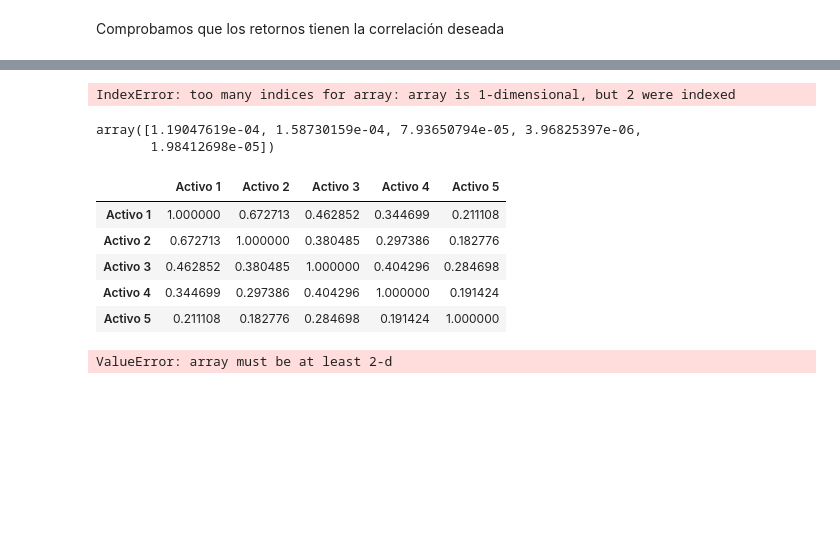
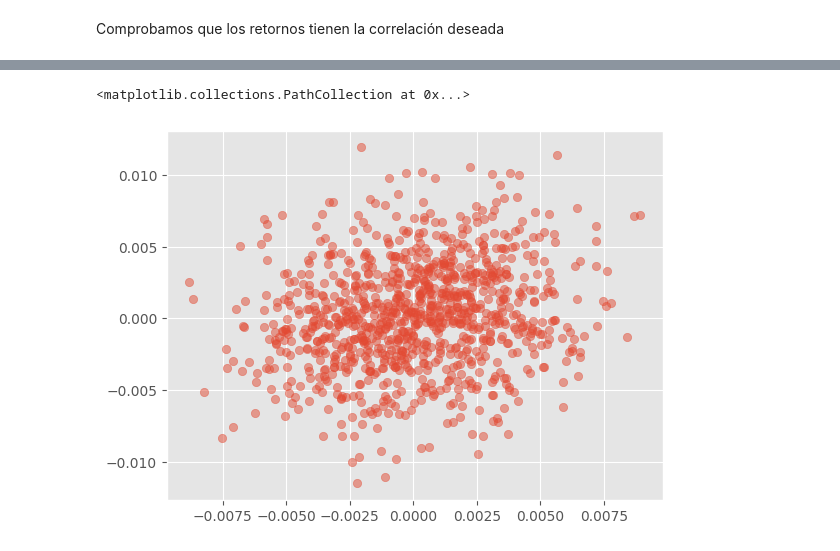
Before and after one commit to alfonso-santos/Python-aplicado-gestion-carteras, a Jupyter notebook: source/generacion-precios.ipynb, the cells around one changed output, grey strips where cells are left out. Drawn from its saved outputs; the diff is of its cells as text; code cells hidden in the pictures; blank space fills up the shorter version.

```diff
--- a/source/generacion-precios.ipynb
+++ b/source/generacion-precios.ipynb
@@ -111 +111,6 @@ plt.show()
+# %%
+plt.scatter(returns_df['Activo 1'], returns_df['Activo 2'], alpha=0.5)
+# %% [output]
+<matplotlib.collections.PathCollection at 0x...>
+[figure, added]
 # %%
@@ -138,14 +150,13 @@ def genera_retornos(medias, desviaciones, correlaciones, num_dias):
 
     return returns
 # %%
-medias = np.array([0.03, 0.04, 0.02, 0.001, 0.005]) / 252
+# Número de días
+num_dias = 1000
+
+medias = np.array([0.10, -0.12, -0.05, -0.001, 0.006, 0, 0.15])
 
 # Desviaciones estándar de cada activo (reemplaza con tus valores)
-desviaciones = np.array([0.05, 0.06, 0.04, 0.07, 0.03]) / np.sqrt(252)
+desviaciones = np.array([0.20, 0.23, 0.07, 0.1, 0.003, 0.07, 0.03])
 
 # Valores de correlación del primer activo con los demás activos (reemplaza con tus valores)
-correlaciones = np.array([1.0, 0.7, 0.5, 0.3, 0.2])
-
-kk = genera_retornos(medias, desviaciones, correlaciones, 5000)
+correlaciones = np.array([1.0, -1, -0.8, -0.2, 0, 0.5, 1])
-# %% [output]
-IndexError: too many indices for array: array is 1-dimensional, but 2 were indexed
@@ -170,5 +162,0 @@ np.fill_diagonal(matriz_correlaciones, 1.0)
-# %%
-np.array([0.03, 0.04, 0.02, 0.001, 0.005]) / 252
-# %% [output]
-array([1.19047619e-04, 1.58730159e-04, 7.93650794e-05, 3.96825397e-06,
-       1.98412698e-05])
@@ -205,32 +162,0 @@ returns_df = pd.DataFrame(returns, columns=['Activo 1', 'Activo 2', 'Activo 3',
-# %%
-returns_df.corr()
-# %% [output]
-|  | Activo 1 | Activo 2 | Activo 3 | Activo 4 | Activo 5 |
-| Activo 1 | 1.000000 | 0.672713 | 0.462852 | 0.344699 | 0.211108 |
-| Activo 2 | 0.672713 | 1.000000 | 0.380485 | 0.297386 | 0.182776 |
-| Activo 3 | 0.462852 | 0.380485 | 1.000000 | 0.404296 | 0.284698 |
-| Activo 4 | 0.344699 | 0.297386 | 0.404296 | 1.000000 | 0.191424 |
-| Activo 5 | 0.211108 | 0.182776 | 0.284698 | 0.191424 | 1.000000 |
-# %%
-# Parámetros de los activos
-num_activos = 10  # Número de activos
-medias = [0.03, 0.04, 0.02, 0.05, 0.01, 0.03, 0.02, 0.04, 0.02, 0.03]  # Medias de los activos
-desviaciones = [0.05, 0.06, 0.04, 0.07, 0.03, 0.05, 0.04, 0.06, 0.04, 0.05]  # Desviaciones estándar de los activos
-
-# Número de días y simulaciones
-num_dias = 100
-num_simulaciones = 1000
-
-# Generar retornos diarios
-np.random.seed(0)  # Fijar la semilla para reproducibilidad
-
-# Crear una matriz de correlaciones lineales
-correlaciones = np.linspace(-1, 1, num_activos)
-np.fill_diagonal(correlaciones, 1.0)  # Establecer las correlaciones de cada activo consigo mismo en 1
-
-# Crear una matriz de covarianza a partir de las correlaciones y desviaciones estándar
-cov_matrix = np.outer(desviaciones, desviaciones) * correlaciones
-
-returns = np.random.multivariate_normal(medias, cov_matrix, num_dias)
-# %% [output]
-ValueError: array must be at least 2-d
```
Also changed, not shown: parts of 20 cells of this notebook, 2 other files.
